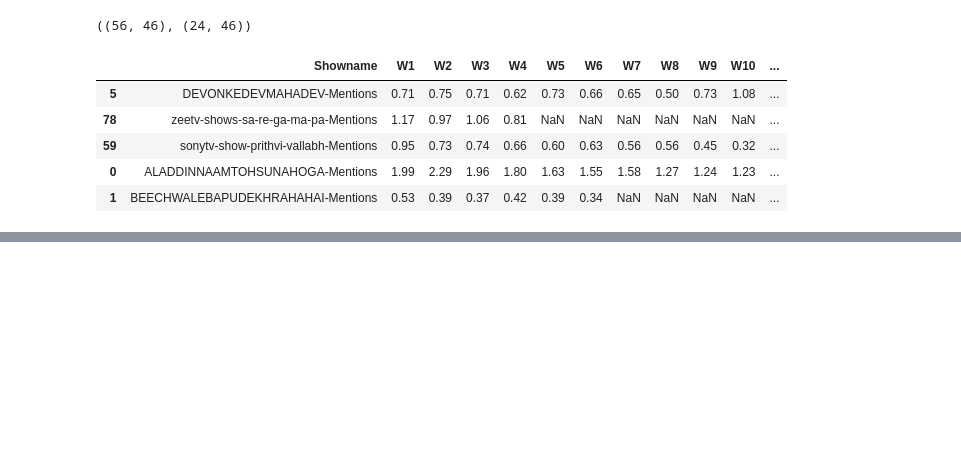
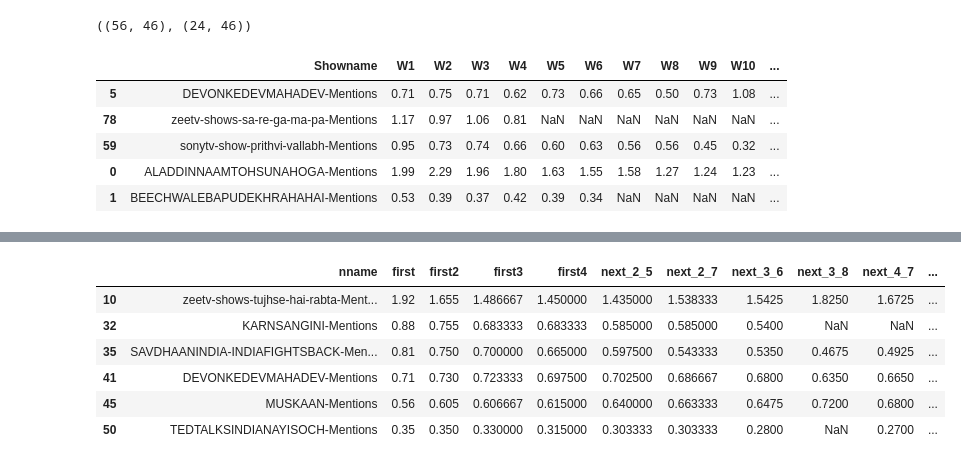
Before and after one commit to abhi050688/initial_test, a Jupyter notebook: Parsing new data.ipynb, the cells around one changed output, grey strips where cells are left out. Cells and saved outputs as stored; diff of their text form; code cells hidden in the pictures; blank space fills up the shorter version.

```diff
--- a/Parsing new data.ipynb
+++ b/Parsing new data.ipynb
@@ -245,0 +526,10 @@ ncnt_t2.merge(ratings[['Showname','W1']],left_on='nname',right_on='Showname',how
+# %%
+train_data[train_data.uniq_tweets.isna()]
+# %% [output]
+|  | nname | first | first2 | first3 | first4 | next_2_5 | next_2_7 | next_3_6 | next_3_8 | next_4_7 | ... |
+| 10 | zeetv-shows-tujhse-hai-rabta-Ment... | 1.92 | 1.655 | 1.486667 | 1.450000 | 1.435000 | 1.538333 | 1.5425 | 1.8250 | 1.6725 | ... |
+| 32 | KARNSANGINI-Mentions | 0.88 | 0.755 | 0.683333 | 0.683333 | 0.585000 | 0.585000 | 0.5400 | NaN | NaN | ... |
+| 35 | SAVDHAANINDIA-INDIAFIGHTSBACK-Men... | 0.81 | 0.750 | 0.700000 | 0.665000 | 0.597500 | 0.543333 | 0.5350 | 0.4675 | 0.4925 | ... |
+| 41 | DEVONKEDEVMAHADEV-Mentions | 0.71 | 0.730 | 0.723333 | 0.697500 | 0.702500 | 0.686667 | 0.6800 | 0.6350 | 0.6650 | ... |
+| 45 | MUSKAAN-Mentions | 0.56 | 0.605 | 0.606667 | 0.615000 | 0.640000 | 0.663333 | 0.6475 | 0.7200 | 0.6800 | ... |
+| 50 | TEDTALKSINDIANAYISOCH-Mentions | 0.35 | 0.350 | 0.330000 | 0.315000 | 0.303333 | 0.303333 | 0.2800 | NaN | 0.2700 | ... |
```
Also changed, not shown: parts of 36 cells of this notebook.
